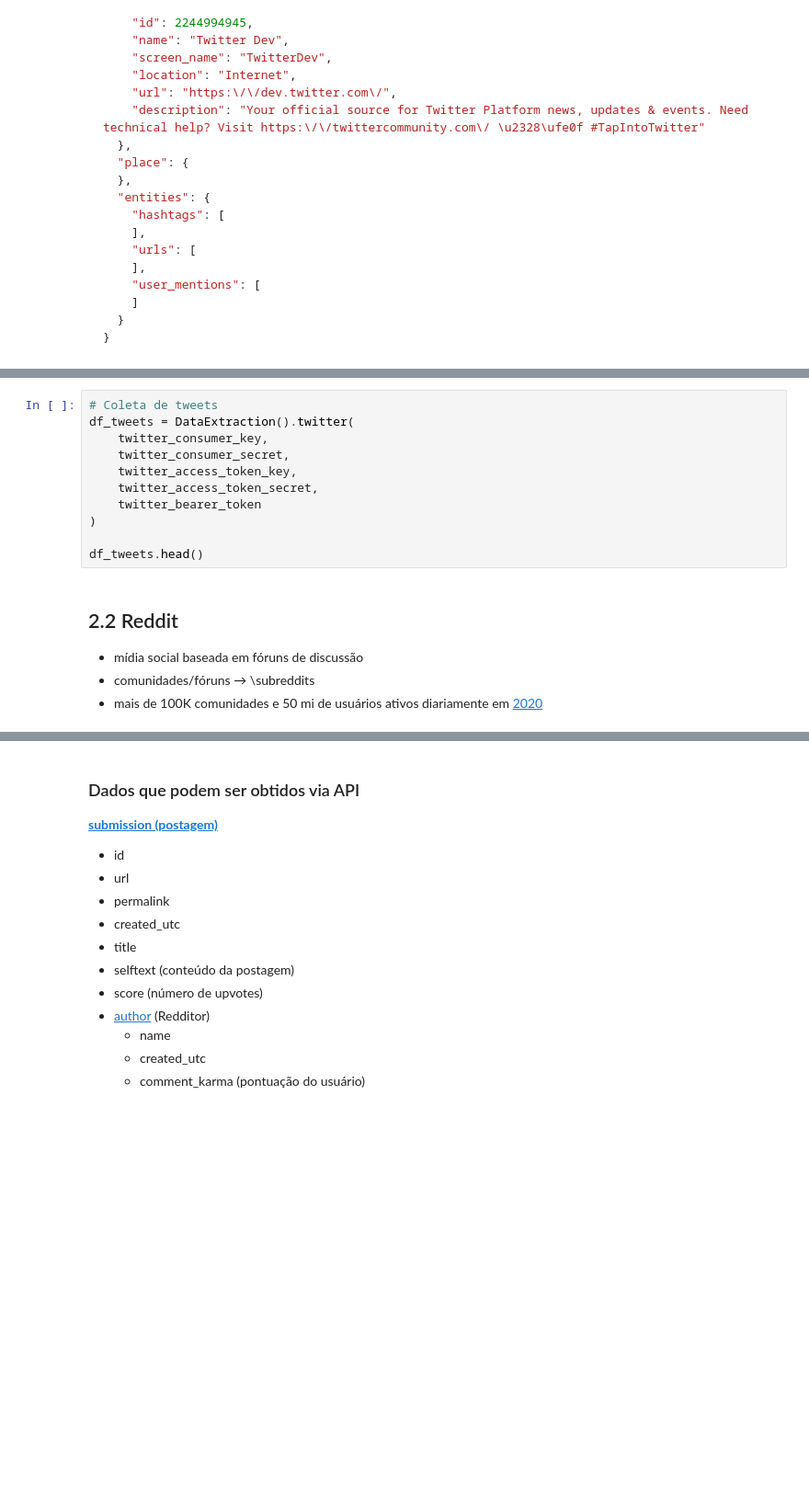
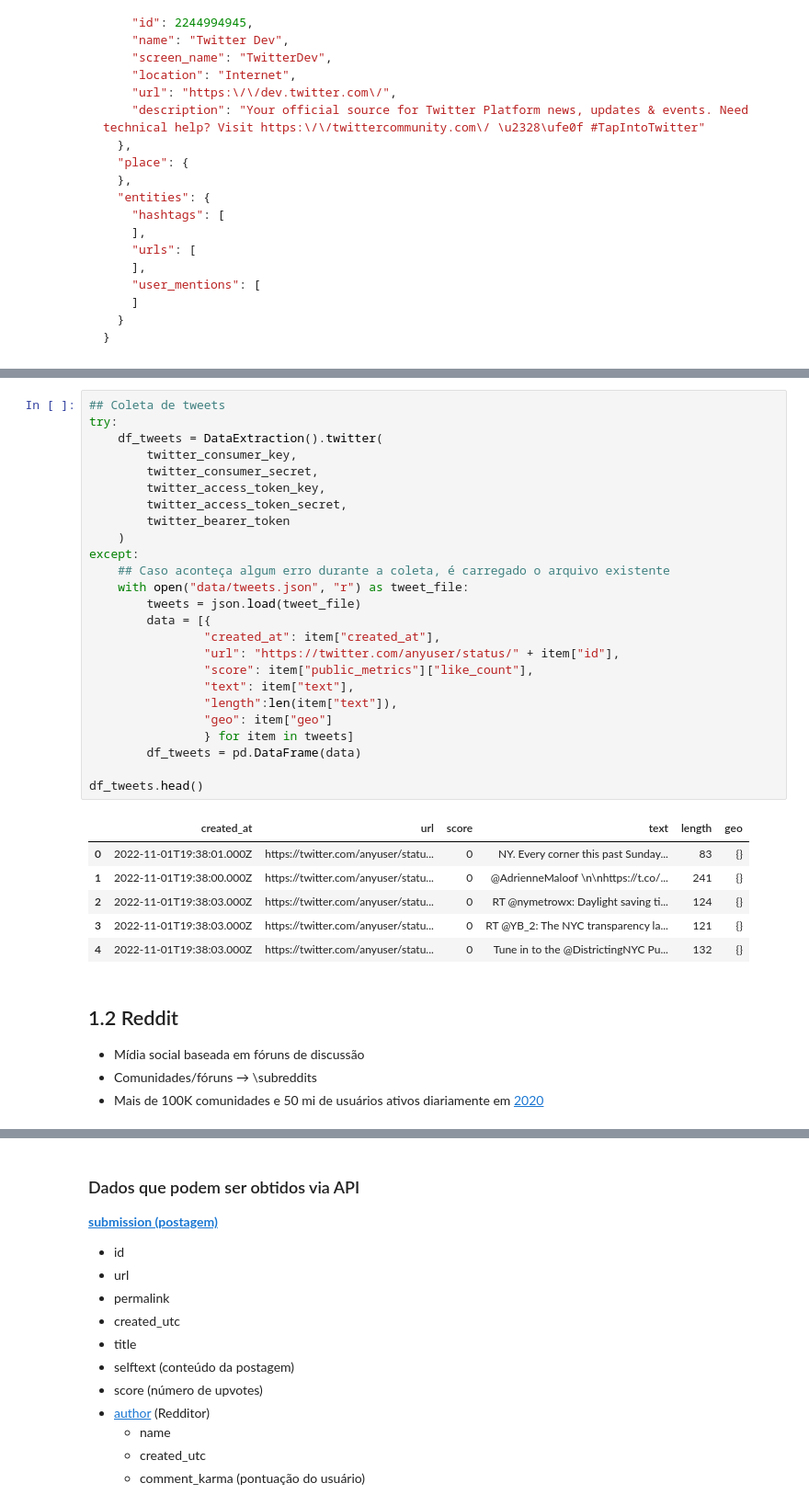
Before and after one commit to webmedia2022-nlp/course-code, a Jupyter notebook: NLP_WebMedia2022.ipynb, the cells around one changed output, grey strips where cells are left out. Shown: that part at 92% size. Cells and saved outputs as stored; diff of their text form; blank space fills up the shorter version.

```diff
--- a/NLP_WebMedia2022.ipynb
+++ b/NLP_WebMedia2022.ipynb
@@ -234,20 +268,41 @@ twitter_bearer_token = getpass.getpass()
-# %%
-# Coleta de tweets
-df_tweets = DataExtraction().twitter(
-    twitter_consumer_key,
-    twitter_consumer_secret,
-    twitter_access_token_key,
-    twitter_access_token_secret,
-    twitter_bearer_token
-)
-
-df_tweets.head()
+# %%
+## Coleta de tweets
+try:
+    df_tweets = DataExtraction().twitter(
+        twitter_consumer_key,
+        twitter_consumer_secret,
+        twitter_access_token_key,
+        twitter_access_token_secret,
+        twitter_bearer_token
+    )
+except:
+    ## Caso aconteça algum erro durante a coleta, é carregado o arquivo existente
+    with open("data/tweets.json", "r") as tweet_file:
+        tweets = json.load(tweet_file)
+        data = [{
+                "created_at": item["created_at"],
+                "url": "https://twitter.com/anyuser/status/" + item["id"],
+                "score": item["public_metrics"]["like_count"],
+                "text": item["text"],
+                "length":len(item["text"]),
+                "geo": item["geo"]
+                } for item in tweets]
+        df_tweets = pd.DataFrame(data)
+
+df_tweets.head()
+# %% [output]
+|  | created_at | url | score | text | length | geo |
+| 0 | 2022-11-01T19:38:01.000Z | https://twitter.com/anyuser/statu... | 0 | NY. Every corner this past Sunday... | 83 | {} |
+| 1 | 2022-11-01T19:38:00.000Z | https://twitter.com/anyuser/statu... | 0 | @AdrienneMaloof \n\nhttps://t.co/... | 241 | {} |
+| 2 | 2022-11-01T19:38:03.000Z | https://twitter.com/anyuser/statu... | 0 | RT @nymetrowx: Daylight saving ti... | 124 | {} |
+| 3 | 2022-11-01T19:38:03.000Z | https://twitter.com/anyuser/statu... | 0 | RT @YB_2: The NYC transparency la... | 121 | {} |
+| 4 | 2022-11-01T19:38:03.000Z | https://twitter.com/anyuser/statu... | 0 | Tune in to the @DistrictingNYC Pu... | 132 | {} |
 # %% [markdown]
-## 2.2 Reddit
+## 1.2 Reddit
 
-* mídia social baseada em fóruns de discussão
-* comunidades/fóruns → \subreddits
-* mais de 100K comunidades e 50 mi de usuários ativos diariamente em [2020](https://www.redditinc.com/advertising/audience)
+* Mídia social baseada em fóruns de discussão
+* Comunidades/fóruns → \subreddits
+* Mais de 100K comunidades e 50 mi de usuários ativos diariamente em [2020](https://www.redditinc.com/advertising/audience)
 # %% [markdown]
 ### Características proeminentes
 
```
Also changed, not shown: parts of 52 cells of this notebook, 8 other files.
